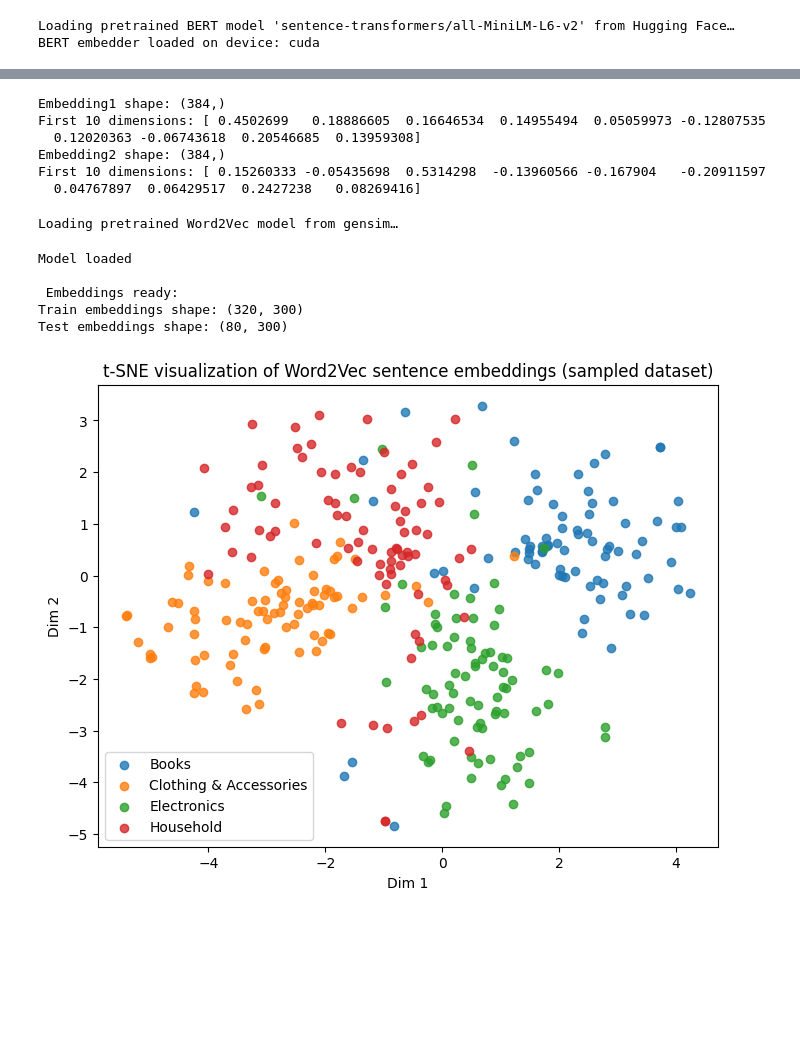
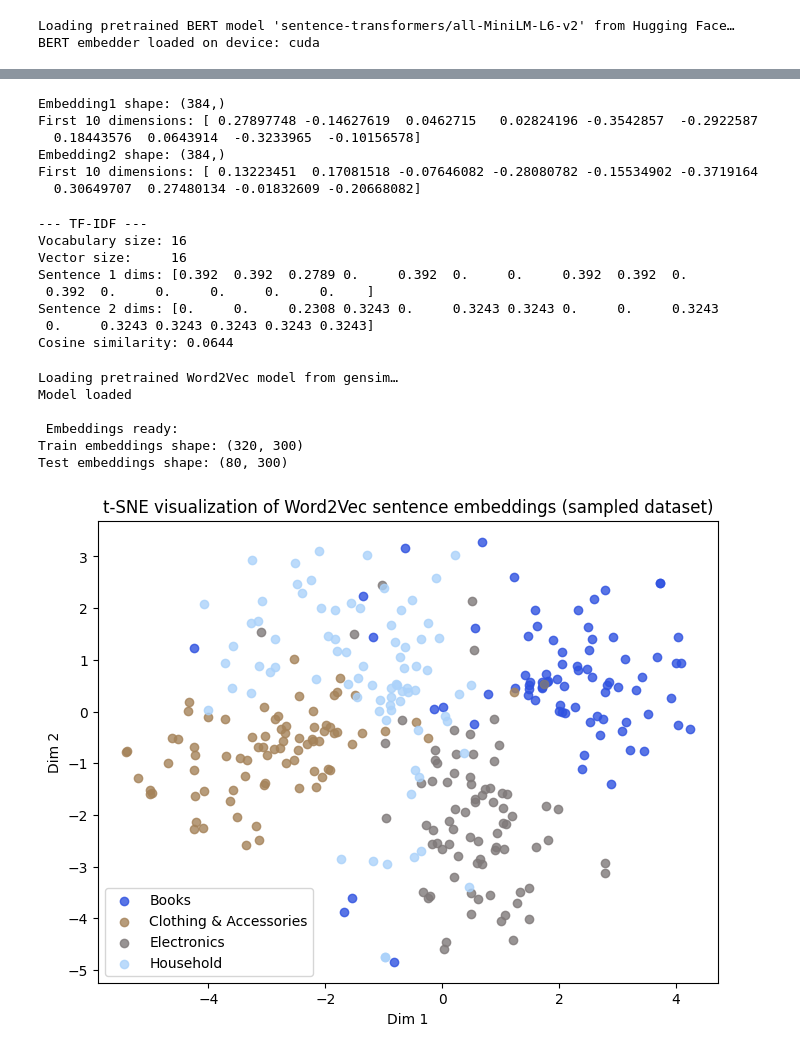
Before and after one commit to kubanova-z/Bachelors-thesis, a Jupyter notebook: embeddings.ipynb, the cells around one changed output, grey strips where cells are left out. Saved outputs shown, nothing was run; the diff lists cells and outputs as text; code cells hidden in the pictures; blank space fills up the shorter version.

```diff
--- a/embeddings.ipynb
+++ b/embeddings.ipynb
@@ -91,8 +92,8 @@ First 10 dimensions: [-0.17480469  0.0300293  -0.21679688  0.15625    -0.3574218
 from src.LM.embeddings.embedder_preprocess import text_to_vector_minilm
 
 
-example_text1 = "Apple is a fruit that grows on a tree."
-example_text2 = "Apple released a new version of iPhone."
+example_text1 = "Bank employees approved her loan application quickly."
+example_text2 = "Bank of the river was covered with soft green grass."
 
 
 embedding1 = text_to_vector_minilm(example_text1, tokenizer, minilm_model, device=device)
@@ -104,11 +105,44 @@ print("Embedding2 shape:", embedding2.shape)
 print("First 10 dimensions:", embedding2[:10])
 # %% [output]
 Embedding1 shape: (384,)
-First 10 dimensions: [ 0.4502699   0.18886605  0.16646534  0.14955494  0.05059973 -0.12807535
-  0.12020363 -0.06743618  0.20546685  0.13959308]
+First 10 dimensions: [ 0.27897748 -0.14627619  0.0462715   0.02824196 -0.3542857  -0.2922587
+  0.18443576  0.0643914  -0.3233965  -0.10156578]
 Embedding2 shape: (384,)
-First 10 dimensions: [ 0.15260333 -0.05435698  0.5314298  -0.13960566 -0.167904   -0.20911597
-  0.04767897  0.06429517  0.2427238   0.08269416]
+First 10 dimensions: [ 0.13223451  0.17081518 -0.07646082 -0.28080782 -0.15534902 -0.3719164
+  0.30649707  0.27480134 -0.01832609 -0.20668082]
+# %%
+example_text1 = "Bank employees approved her loan application quickly."
+example_text2 = "Bank of the river was covered with soft green grass."
+
+# fit on both sentences together — shared vocabulary, comparable vectors
+tfidf = TfidfVectorizer()
+tfidf_matrix = tfidf.fit_transform([example_text1, example_text2])
+
+tfidf_vec1 = tfidf_matrix[0].toarray()[0]
+tfidf_vec2 = tfidf_matrix[1].toarray()[0]
+
+tfidf_similarity = np.dot(tfidf_vec1, tfidf_vec2) / (
+    np.linalg.norm(tfidf_vec1) * np.linalg.norm(tfidf_vec2)
+)
+
+print("\n--- TF-IDF ---")
+print(f"Vocabulary size: {len(tfidf.vocabulary_)}")
+print(f"Vector size:     {tfidf_vec1.shape[0]}")
+print(f"Sentence 1 dims: {tfidf_vec1.round(4)}")
+print(f"Sentence 2 dims: {tfidf_vec2.round(4)}")
+# print(f"Shared word 'Bank' gets same weight in both: "
+#       f"{tfidf_vec1[tfidf.vocabulary_['Bank']]:.4f} vs "
+#       f"{tfidf_vec2[tfidf.vocabulary_['Bank']]:.4f}")
+print(f"Cosine similarity: {tfidf_similarity:.4f}")
+# %% [output]
+--- TF-IDF ---
+Vocabulary size: 16
+Vector size:     16
+Sentence 1 dims: [0.392  0.392  0.2789 0.     0.392  0.     0.     0.392  0.392  0.
+ 0.392  0.     0.     0.     0.     0.    ]
+Sentence 2 dims: [0.     0.     0.2308 0.3243 0.     0.3243 0.3243 0.     0.     0.3243
+ 0.     0.3243 0.3243 0.3243 0.3243 0.3243]
+Cosine similarity: 0.0644
 # %%
 
 # vyber mensieho poctu vzoriek - 30 vzoriek z kazdej kategorie
@@ -131,40 +165,49 @@ print("Train embeddings shape:", X_train_vec.shape)
 print("Test embeddings shape:", X_test_vec.shape)
 
 # t-SNE vizualizacia (distributed stochastic neighbour embedding)
 # 300D -> 2D reprezentacia
 
 from sklearn.manifold import TSNE
 import matplotlib.pyplot as plt
 import numpy as np
 
 # perplexity musi byt menej ako pocet vzoriek
 # kolko blizkych bodov povazuje bod za svojich susedov
 perplexity = min(100, len(X_train_vec) - 1)
 
 tsne = TSNE(n_components=2, perplexity=perplexity, random_state=42)
 X_tsne = tsne.fit_transform(X_train_vec)
 
 # vizualizacia
 # bodka - jedna vzorka (veta)
 # podobne vety (z rovnakej kategorie) su blizko pri sebe
+
+colors = {
+    'Books': '#2f52e0',
+    'Household': '#abd2fa',
+    'Clothing & Accessories': '#a5835a',
+    'Electronics': '#7f7979'
+}
+
+
 plt.figure(figsize=(8,6))
 for label in np.unique(y_train):
     idx = np.where(y_train == label)
-    plt.scatter(X_tsne[idx, 0], X_tsne[idx, 1], label=label, alpha=0.8)
+    plt.scatter(X_tsne[idx, 0], X_tsne[idx, 1], label=label, alpha=0.8, color = colors.get(label, 'gray'))
 
 plt.title("t-SNE visualization of Word2Vec sentence embeddings (sampled dataset)")
 plt.xlabel("Dim 1")
 plt.ylabel("Dim 2")
 plt.legend()
 plt.show()
 # %% [output]
 Loading pretrained Word2Vec model from gensim…
+Model loaded
+
+ Embeddings ready:
+Train embeddings shape: (320, 300)
+Test embeddings shape: (80, 300)
-Model loaded
-
- Embeddings ready:
-Train embeddings shape: (320, 300)
-Test embeddings shape: (80, 300)
-[figure, old version]
+[figure, new version]
 # %%
 
 # vyber mensieho poctu vzoriek - 30 vzoriek z kazdej kategorie
```
Also changed, not shown: parts of 3 cells of this notebook, 20 other files.
